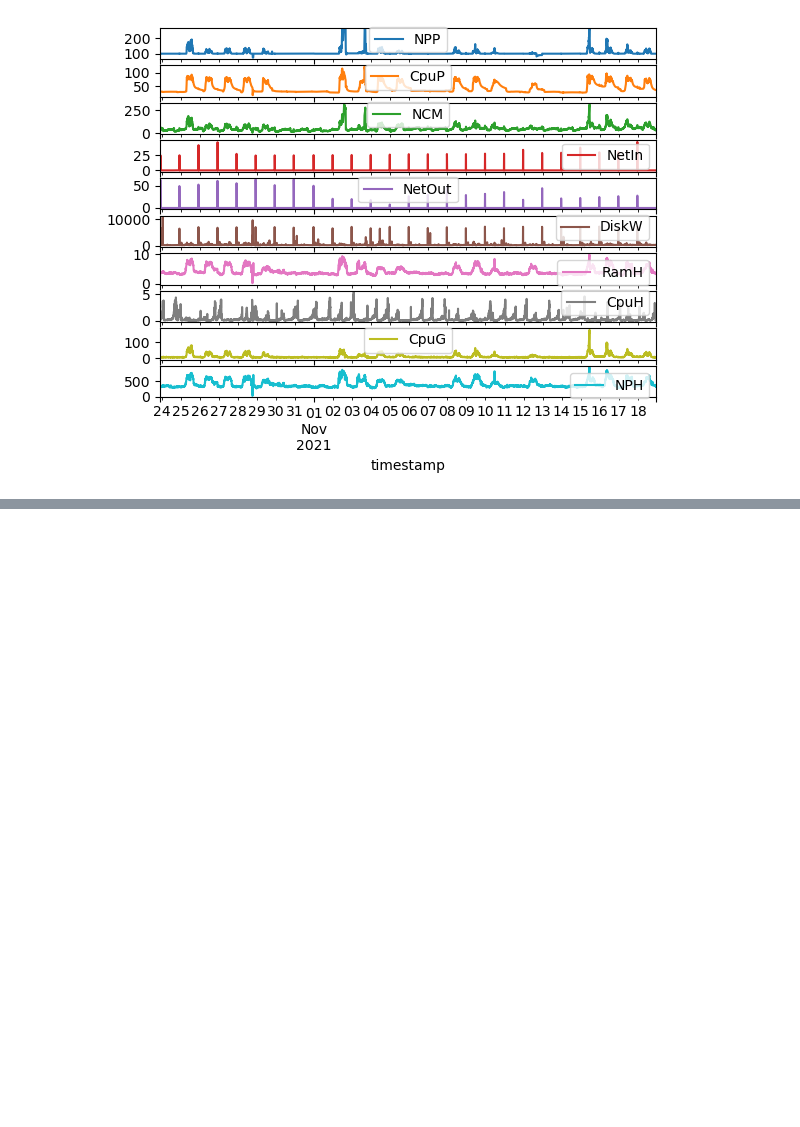
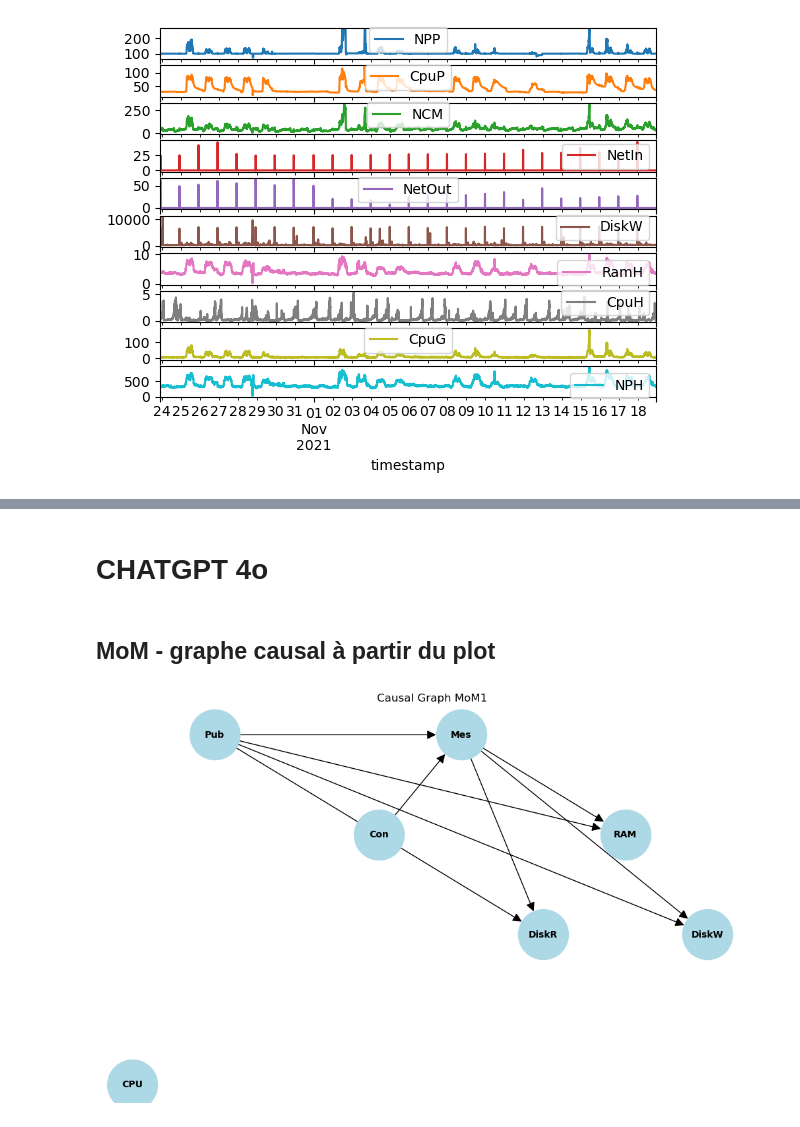
Before and after one commit to chloegdt/Case_Studies_of_Causal_Discovery_from_IT_Monitoring_Time_Series, a Jupyter notebook: plots.ipynb, the cells around one changed output, grey strips where cells are left out. Drawn from its saved outputs; the diff is of its cells as text; code cells hidden in the pictures; blank space fills up the shorter version.

```diff
--- a/plots.ipynb
+++ b/plots.ipynb
@@ -821,0 +459,39 @@ plt.show()
+# %% [markdown]
+# CHATGPT 4o
+# %% [markdown]
+## MoM - graphe causal à partir du plot
+# %%
+import networkx as nx
+import matplotlib.pyplot as plt
+
+G = nx.DiGraph()
+
+G.add_edges_from([
+    ('Pub', 'Mes'),
+    ('Con', 'Mes'),
+    ('Pub', 'DiskR'),
+    ('Pub', 'DiskW'),
+    ('Pub', 'RAM'),
+    ('Mes', 'DiskR'),
+    ('Mes', 'DiskW'),
+    ('Mes', 'RAM')
+])
+
+G.add_node('CPU')
+
+pos = nx.spring_layout(G, seed=42)
+pos['Mes'] = [0.5, 0.8]
+pos['Pub'] = [0.2, 0.8]
+pos['Con'] = [0.4, 0.6]
+pos['DiskR'] = [0.6, 0.4]
+pos['DiskW'] = [0.8, 0.4]
+pos['RAM'] = [0.7, 0.6]
+pos['CPU'] = [0.1, 0.1]
+
+# Draw the graph
+plt.figure(figsize=(10, 6))
+nx.draw(G, pos, with_labels=True, node_size=3000, node_color='lightblue', font_size=10, font_weight='bold', arrowsize=20)
+plt.title('Causal Graph MoM1')
+plt.show()
+# %% [output]
+[figure, added]
```
Also changed, not shown: parts of 33 cells of this notebook.
